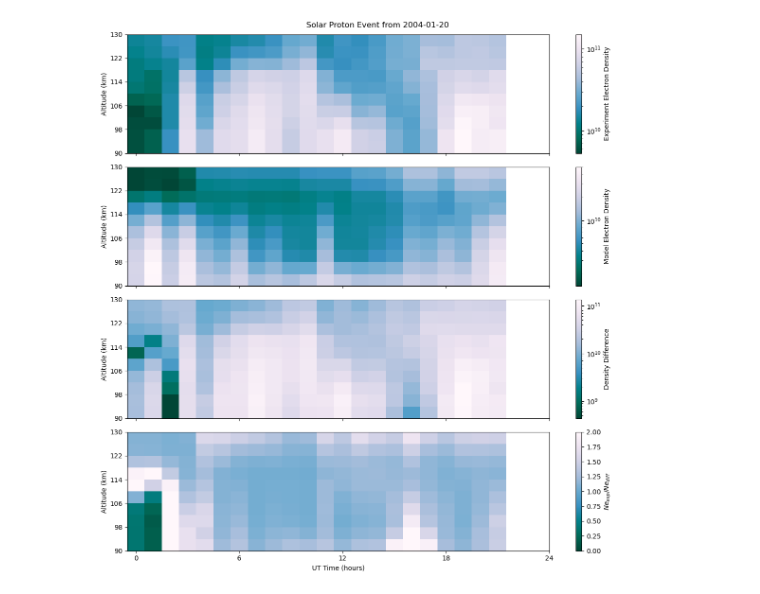
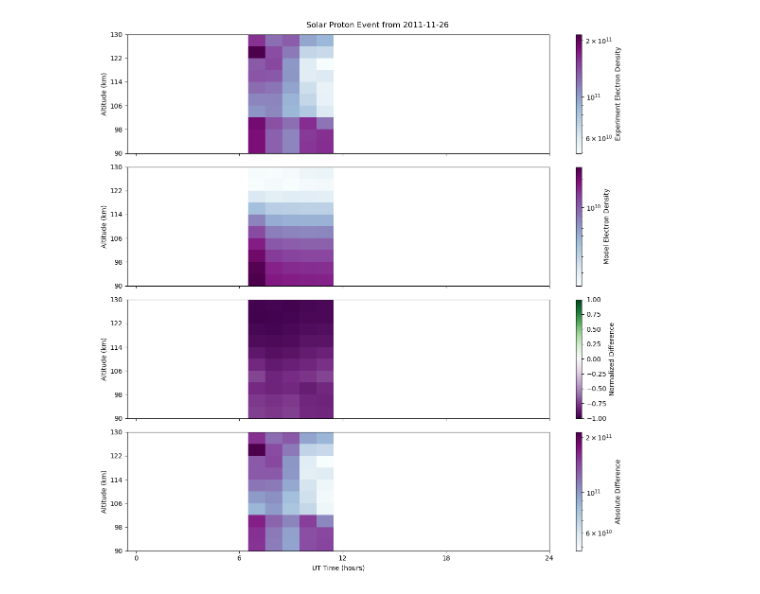
Before and after one commit to remy-guillermin/WACCM-Analysis, a Jupyter notebook: Scripts/Data-Analysis/Event-Analysis.ipynb, the cells around one changed output. Drawn from its saved outputs; the diff is of its cells as text; code cells hidden in the pictures.

Commit message:
event

```diff
--- a/Scripts/Data-Analysis/Event-Analysis.ipynb
+++ b/Scripts/Data-Analysis/Event-Analysis.ipynb
@@ -34,59 +34,58 @@ Ne_WACCM = Ne_WACCM[mask]
 mag_EXP = mag_EXP[mask]
 mag_WACCM = mag_WACCM[mask]
 
+Date = Date[mask]
+
 height = height[mask]
 
 Geomagnetic_Event = Geomagnetic_Event[mask]
 Solar_Proton_Event = Solar_Proton_Event[mask]
 # %%
-Ne_diff = np.abs(Ne_WACCM - Ne_EXP).astype(float)
-Ne_corr = np.zeros(Ne_diff.shape)
-Ne_corr[Ne_diff==0] = np.nan
-Ne_corr[Ne_diff!=0] = Ne_EXP[Ne_diff!=0]/Ne_diff[Ne_diff!=0]
+abs_diff = np.abs(Ne_WACCM - Ne_EXP).astype(float)
+norm_diff = (Ne_WACCM - Ne_EXP) / (Ne_WACCM + Ne_EXP)
 
-index = 6
+index = 15
 index = np.min([index, len(Geomagnetic_Event)-1])
 date = Date[index]
 
 event_type = 'Geomagnetic Event' if Geomagnetic_Event[index] else 'Solar Proton Event'
 
 fig, axs = plt.subplots(4, figsize=(12, 12), sharex=True)
 fig.suptitle(f'{event_type} from {str(date)}')
 
 X, Y = np.meshgrid(time_bins, H_bins+2)
+
 grid = Ne_EXP[index].reshape(len(H_bins), len(time_bins))[::-1]
-sc = axs[0].pcolormesh(X, Y, grid, cmap='PuBuGn_r', norm=LogNorm(vmin=np.nanmin(grid[grid != 0]), vmax=np.nanmax(grid)))
+sc = axs[0].pcolormesh(X, Y, grid, cmap='BuPu', norm=LogNorm(vmin=np.nanmin(grid[grid != 0]), vmax=np.nanmax(grid)))
 cbar = fig.colorbar(sc, ax=axs[0])
 cbar.set_label(r'Experiment Electron Density')
 
-X, Y = np.meshgrid(time_bins, H_bins+2)
 grid = Ne_WACCM[index].reshape(len(H_bins), len(time_bins))[::-1]
-sc = axs[1].pcolormesh(X, Y, grid, cmap='PuBuGn_r', norm=LogNorm(vmin=np.nanmin(grid[grid != 0]), vmax=np.nanmax(grid)))
+sc = axs[1].pcolormesh(X, Y, grid, cmap='BuPu', norm=LogNorm(vmin=np.nanmin(grid[grid != 0]), vmax=np.nanmax(grid)))
 cbar = fig.colorbar(sc, ax=axs[1])
 cbar.set_label(r'Model Electron Density')
 
+grid = norm_diff[index].reshape(len(H_bins), len(time_bins))[::-1]
+sc = axs[2].pcolormesh(X, Y, grid, cmap='PRGn', vmin=-1, vmax=1)
+cbar = fig.colorbar(sc, ax=axs[2])
+cbar.set_label(r'Normalized Difference')
 
-X, Y = np.meshgrid(time_bins, H_bins+2)
-grid = Ne_diff[index].reshape(len(H_bins), len(time_bins))[::-1]
-sc = axs[2].pcolormesh(X, Y, grid, cmap='PuBuGn_r', norm=LogNorm(vmin=np.nanmin(grid[grid != 0]), vmax=np.nanmax(grid)))
-cbar = fig.colorbar(sc, ax=axs[2])
-cbar.set_label(r'Density Difference')
+grid = abs_diff[index].reshape(len(H_bins), len(time_bins))[::-1]
+sc = axs[3].pcolormesh(X, Y, grid, cmap='BuPu', norm=LogNorm(vmin=np.nanmin(grid[grid != 0]), vmax=np.nanmax(grid)))
+cbar = fig.colorbar(sc, ax=axs[3])
+cbar.set_label(r'Absolute Difference')
 
-X, Y = np.meshgrid(time_bins, H_bins+2)
-grid = Ne_corr[index].reshape(len(H_bins), len(time_bins))[::-1]
-sc = axs[3].pcolormesh(X, Y, grid, cmap='PuBuGn_r', vmin=0, vmax=2)
-cbar = fig.colorbar(sc, ax=axs[3])
-cbar.set_label(r'$Ne_{exp}/Ne_{diff}$')
 
 for ax in axs:
     ax.set_ylabel('Altitude (km)')
     ax.set_yticks(np.linspace(90,130,6))
     ax.set_ylim(90,130)
 
 axs[-1].set_xlabel('UT Time (hours)')
 axs[-1].set_xticks(np.linspace(0,24,5))
 
 plt.tight_layout()
+plt.savefig(f'../../Output/Figures/events/{date}.png')
 plt.show()
 # %% [output]
-[figure, old version]
+[figure, new version]
```
Also changed, not shown: 18 other files.
